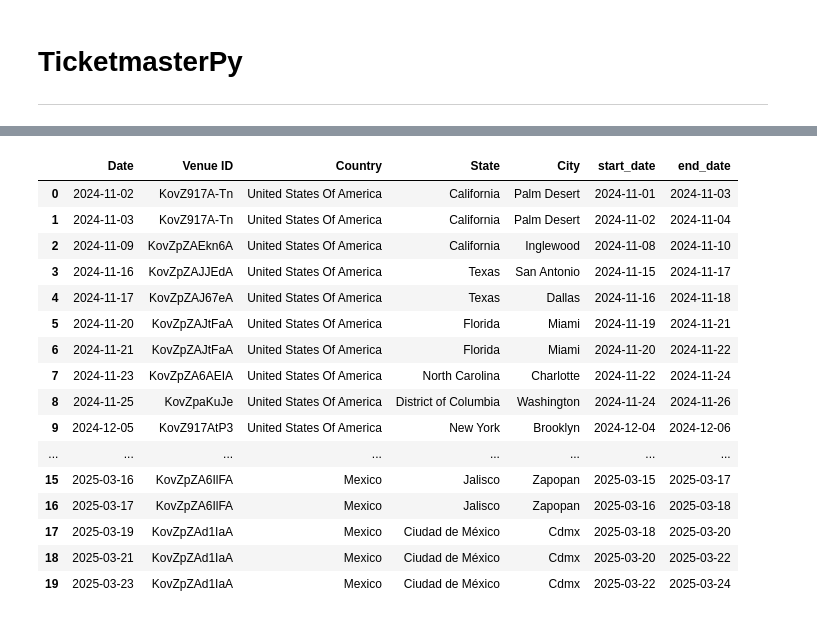
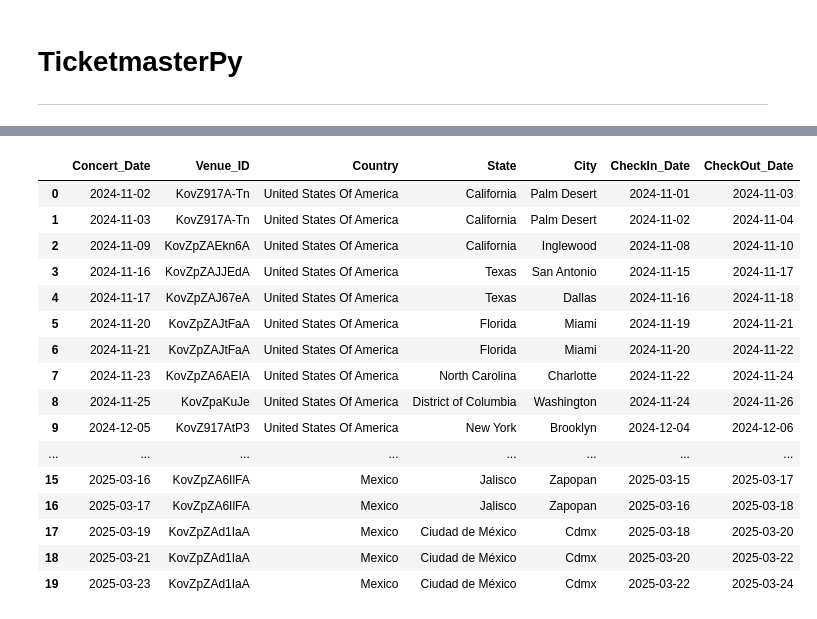
Before and after one commit to sescajeda/project3-data-engineering, a Jupyter notebook: Ticketmaster_API/TicketmasterPy.ipynb, the cells around one changed output, grey strips where cells are left out. Saved outputs shown, nothing was run; the diff lists cells and outputs as text; code cells hidden in the pictures.

```diff
--- a/Ticketmaster_API/TicketmasterPy.ipynb
+++ b/Ticketmaster_API/TicketmasterPy.ipynb
@@ -162,7 +162,7 @@ concerts_df = pd.DataFrame.from_dict(dict_of_concerts, orient='index')
 
 # Reset the index to make the concert IDs a regular column
 concerts_df.reset_index(inplace=True)
-concerts_df.rename(columns={'index': 'Event ID'}, inplace=True)
+concerts_df.rename(columns={'index': 'Event_ID'}, inplace=True)
 
 # Display the DataFrame
 concerts_df
@@ -197,7 +197,7 @@ for venue in concerts:
         venue_id = venue['_embedded']['venues'][0]['id']
 
         venue_name = venue['_embedded']['venues'][0]['name']
-        venue_dict['Venue Name'] = venue_name
+        venue_dict['Venue_Name'] = venue_name
 
         # Use a try-except statement for varables that aren't necessarily common to all the venues
         try:
@@ -252,7 +252,7 @@ venues_df = pd.DataFrame.from_dict(dict_of_venues, orient='index')
 
 # Reset the index to make the concert IDs a regular column
 venues_df.reset_index(inplace=True)
-venues_df.rename(columns={'index': 'Venue ID'}, inplace=True)
+venues_df.rename(columns={'index': 'Venue_ID'}, inplace=True)
 
 # Display the DataFrame
 venues_df
@@ -292,13 +292,13 @@ dtypes: float64(2), object(6)
 memory usage: 1.4+ KB
 # %%
 # List of columns to convert
-columns_to_convert = ['Ticket Min Price', 'Ticket Max Price']
+columns_to_convert = ['Ticket_Min_Price', 'Ticket_Max_Price']
 
 # Apply pd.to_numeric to each specified column
 for column in columns_to_convert:
     concerts_df[column] = pd.to_numeric(concerts_df[column], errors='coerce')
 
 # Format the date column to datetime format
-concerts_df["Date"] = pd.to_datetime(concerts_df["Date"])
+concerts_df["Concert_Date"] = pd.to_datetime(concerts_df["Concert_Date"])
 concerts_df
 # %% [output]
@@ -385,18 +385,18 @@ dtypes: float64(2), object(6)
 memory usage: 960.0+ bytes
 # %%
 # Create a new df with lodging information
-lodging_info = pd.merge(concerts_df, venues_df, on='Venue ID', how='left')
+lodging_info = pd.merge(concerts_df, venues_df, on='Venue_ID', how='left')
 
-lodging_info = lodging_info.drop(columns=['Event ID', 'Concert Name', 'Ticket Sale Status', 'Ticket Min Price',
-                                          'Ticket Max Price', 'Ticket Limitation', 'Venue Name', 'Longitude',
+lodging_info = lodging_info.drop(columns=['Event_ID', 'Concert_Name', 'Ticket_Sale_Status', 'Ticket_Min_Price',
+                                          'Ticket_Max_Price', 'Ticket_Limitation', 'Venue_Name', 'Longitude',
                                           'Latitude', 'Address' ])
 
-lodging_info['start_date'] = lodging_info['Date'] - timedelta(days=1)
-lodging_info['end_date'] = lodging_info['Date'] + timedelta(days=1)
+lodging_info['CheckIn_Date'] = lodging_info['Concert_Date'] - timedelta(days=1)
+lodging_info['CheckOut_Date'] = lodging_info['Concert_Date'] + timedelta(days=1)
 
 lodging_info
 # %% [output]
-|  | Date | Venue ID | Country | State | City | start_date | end_date |
+|  | Concert_Date | Venue_ID | Country | State | City | CheckIn_Date | CheckOut_Date |
 | 0 | 2024-11-02 | KovZ917A-Tn | United States Of America | California | Palm Desert | 2024-11-01 | 2024-11-03 |
 | 1 | 2024-11-03 | KovZ917A-Tn | United States Of America | California | Palm Desert | 2024-11-02 | 2024-11-04 |
 | 2 | 2024-11-09 | KovZpZAEkn6A | United States Of America | California | Inglewood | 2024-11-08 | 2024-11-10 |
```
Also changed, not shown: parts of 10 cells of this notebook, 15 other files.
